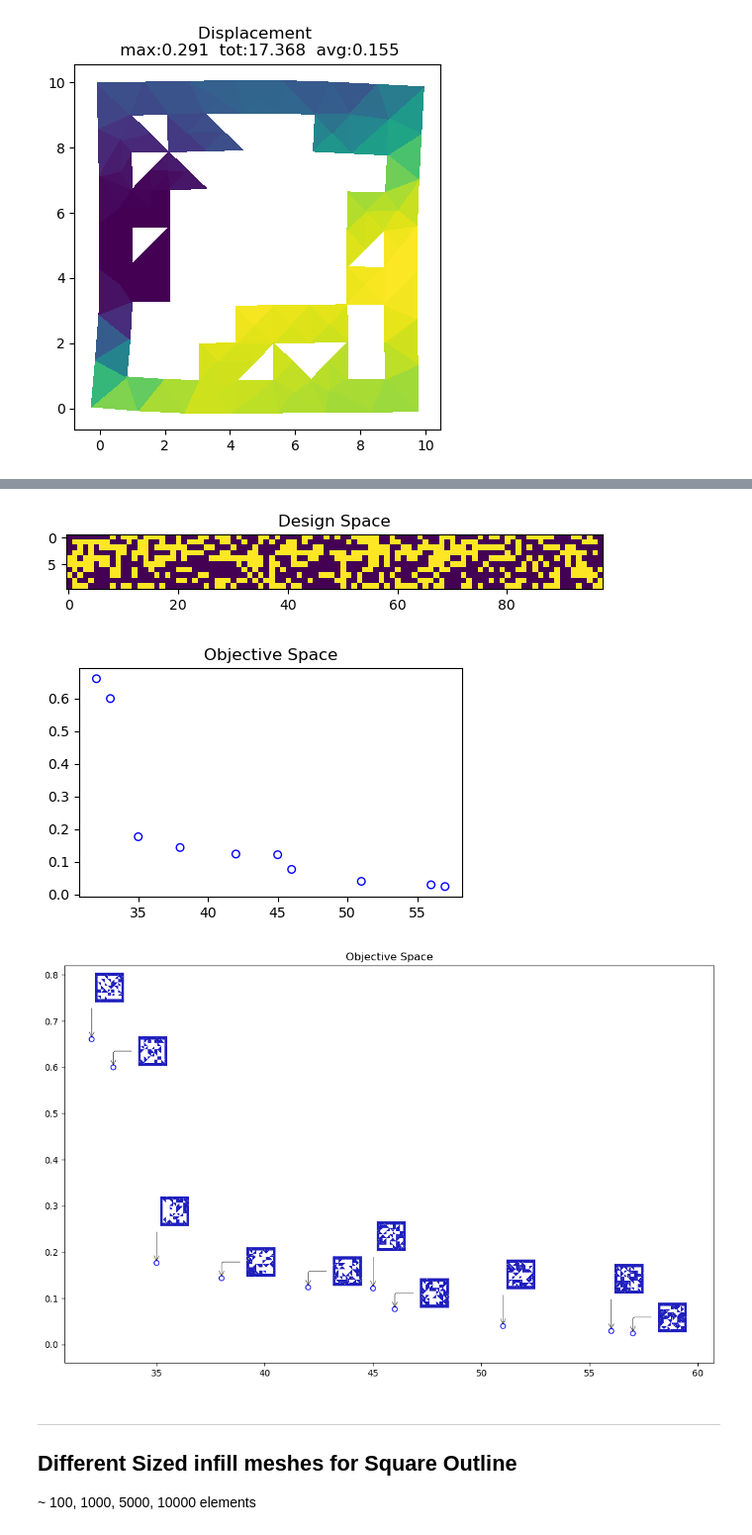
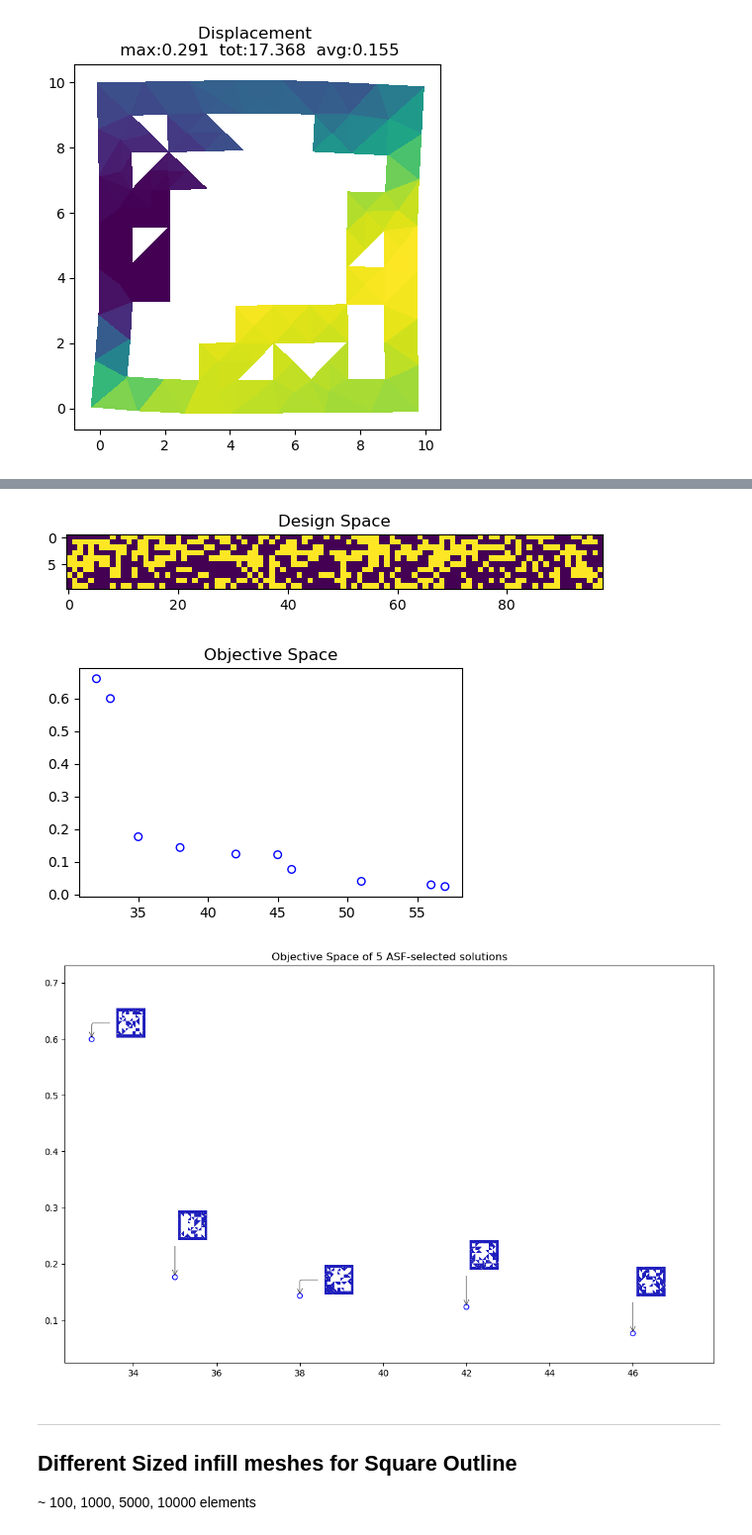
Before and after one commit to grohalex/Project2023, a Jupyter notebook: Pymoo_withFEA.ipynb, the cells around one changed output, grey strips where cells are left out. Shown at 99% size. Drawn from its saved outputs; the diff is of its cells as text; code cells hidden in the pictures.

Commit message:
pymoo_withFEA - Multi-Criteria Decision-Making with ASF

```diff
--- a/Pymoo_withFEA.ipynb
+++ b/Pymoo_withFEA.ipynb
@@ -466,14 +466,15 @@ from pathlib import Path
 
 from pymoo.core.problem import ElementwiseProblem
 from pymoo.algorithms.moo.nsga2 import NSGA2
+from pymoo.termination import get_termination
+from pymoo.optimize import minimize
 
 from pymoo.operators.sampling.rnd import BinaryRandomSampling
 from pymoo.operators.crossover.hux import HalfUniformCrossover
 from pymoo.operators.crossover.ux import UniformCrossover
 from pymoo.operators.mutation.bitflip import BitflipMutation
 
-from pymoo.termination import get_termination
-from pymoo.optimize import minimize
+from pymoo.decomposition.asf import ASF
 
 
 # defining the multiobjective problem for square FEA problem: Weight/vm_stress obj
@@ -597,59 +598,81 @@ plt.show()
 # plotting the objective space
 plt.figure(figsize=(5, 3))
 plt.scatter(F[:, 0], F[:, 1], s=30, facecolors='none', edgecolors='blue')
 plt.title("Objective Space")
 plt.show()
 
-# plotting the objective space with mesh png annotations
-fig, ax = plt.subplots(figsize=(13, 8))
-plt.scatter(F[:, 0], F[:, 1], s=30, facecolors='none', edgecolors='blue')
 
-for i, (x, y) in enumerate(F):
-    img_lab = plt.imread(img_dir / f"sol_{i}.png")
-    imagebox = OffsetImage(img_lab, zoom=0.035)
-    imagebox.image.axes = ax
+# Multi-Criteria Decision Making: subset selection
+n_keep = 9  # how many solutions should we keep
+if len(X) > n_keep:
+    approx_ideal = F.min(axis=0)  # ideal point
+    approx_nadir = F.max(axis=0)  # nadir point
 
-    fl_offset = (-1)**i * 20
+    # normalizing with respect to both objectives
+    nF = (F - approx_ideal) / (approx_nadir - approx_ideal)  # normalized objectives
 
-    ab = AnnotationBbox(imagebox, (x, y),
-                        xybox=(32 - 0.6 * fl_offset, 38 + fl_offset),
-                        xycoords='data',
-                        boxcoords=("offset points", "offset points"),
-                        pad=-1,
-                        arrowprops=dict(
-                            arrowstyle="->",
-                            connectionstyle="angle,angleA=0,angleB=90,rad=3",
-                            linewidth=0.5)
-                        )
-    ax.add_artist(ab)
+    # Decision making: Using Augmented Scalarization Function (ASF)
+    decomp = ASF()                  # init the ASF metric to be minimized
+    weights = [np.array([(k + 1)/(n_keep+1), (n_keep - k)/(n_keep+1)]) for k in range(n_keep)]
+    best_ASF = []  # indexes of chosen solutions
+    for weight in weights:
+        best_ASF.append(decomp.do(nF, 1/weight).argmin())  # index of the best solution regarding ASF
+    best_ASF = list(set(best_ASF))  # remove duplicates
+    F_ASF = F[best_ASF, :]          # objectives
+    X_ASF = X[best_ASF, :]          # solutions
+    n_kept = len(best_ASF)          # number of kept solutions
 
-xrang = np.abs(np.max(F[:,0]) - np.min(F[:,0]))
-yrang = np.abs(np.max(F[:,1]) - np.min(F[:,1]))
-ax.set_xlim((np.min(F[:,0]) - 0.05*xrang, np.max(F[:,0]) + 0.15*xrang ))
-ax.set_ylim((np.min(F[:,1]) - 0.1*yrang, np.max(F[:,1]) + 0.25*yrang ))
-plt.title("Objective Space")
-plt.show()
+
+    # plotting the objective space with mesh png annotations
+    fig, ax = plt.subplots(figsize=(13, 8))
+    plt.scatter(F_ASF[:, 0], F_ASF[:, 1], s=30, facecolors='none', edgecolors='blue')
+
+    for i, (x, y) in enumerate(F_ASF):
+        ind = best_ASF[i]
+        img_lab = plt.imread(img_dir / f"sol_{ind}.png")
+        imagebox = OffsetImage(img_lab, zoom=0.045)
+        imagebox.image.axes = ax
+
+        fl_offset = (-1)**i * 20  # spreading fluctuating offset
+        ab = AnnotationBbox(imagebox, (x, y),
+                            xybox=(32 - 0.6 * fl_offset, 38 + fl_offset),
+                            xycoords='data',
+                            boxcoords=("offset points", "offset points"),
+                            pad=-1,
+                            arrowprops=dict(
+                                arrowstyle="->",
+                                connectionstyle="angle,angleA=0,angleB=90,rad=3",
+                                linewidth=0.5)
+                            )
+        ax.add_artist(ab)
+
+    xrang = np.abs(np.max(F_ASF[:,0]) - np.min(F_ASF[:,0]))
+    yrang = np.abs(np.max(F_ASF[:,1]) - np.min(F_ASF[:,1]))
+    ax.set_xlim((np.min(F_ASF[:,0]) - 0.05*xrang, np.max(F_ASF[:,0]) + 0.15*xrang ))
+    ax.set_ylim((np.min(F_ASF[:,1]) - 0.1*yrang, np.max(F_ASF[:,1]) + 0.25*yrang ))
+    plt.title(f"Objective Space of {n_kept} ASF-selected solutions")
+    plt.show()
 # %% [output]
 ==========================================================
 n_gen  |  n_eval  | n_nds  |      eps      |   indicator
 ==========================================================
      1 |      200 |     10 |             - |             -
      2 |      240 |     11 |  0.0040595818 |             f
      3 |      280 |     11 |  0.000000E+00 |             f
      4 |      320 |     10 |  0.0082140191 |             f
      5 |      360 |     10 |  0.000000E+00 |             f
      6 |      400 |     11 |  0.0434782609 |         ideal
      7 |      440 |     11 |  0.0324360305 |             f
      8 |      480 |     11 |  0.0416666667 |         ideal
      9 |      520 |     12 |  0.0400000000 |         ideal
 ... (7 lines left out)
 File /Users/macbookpro/Desktop/Project2023/MOEA_meshes/smallSquare7x7/infill_gen/sol06.msh saved.
 File /Users/macbookpro/Desktop/Project2023/MOEA_meshes/smallSquare7x7/infill_gen/sol07.msh saved.
 File /Users/macbookpro/Desktop/Project2023/MOEA_meshes/smallSquare7x7/infill_gen/sol08.msh saved.
 File /Users/macbookpro/Desktop/Project2023/MOEA_meshes/smallSquare7x7/infill_gen/sol09.msh saved.
 [figure]
 [figure]
-[figure, old version]
+[figure, new version]
 # %% [markdown]
 ---
 ## Different Sized infill meshes for **Square Outline**
```
Also changed, not shown: parts of 2 cells of this notebook.
